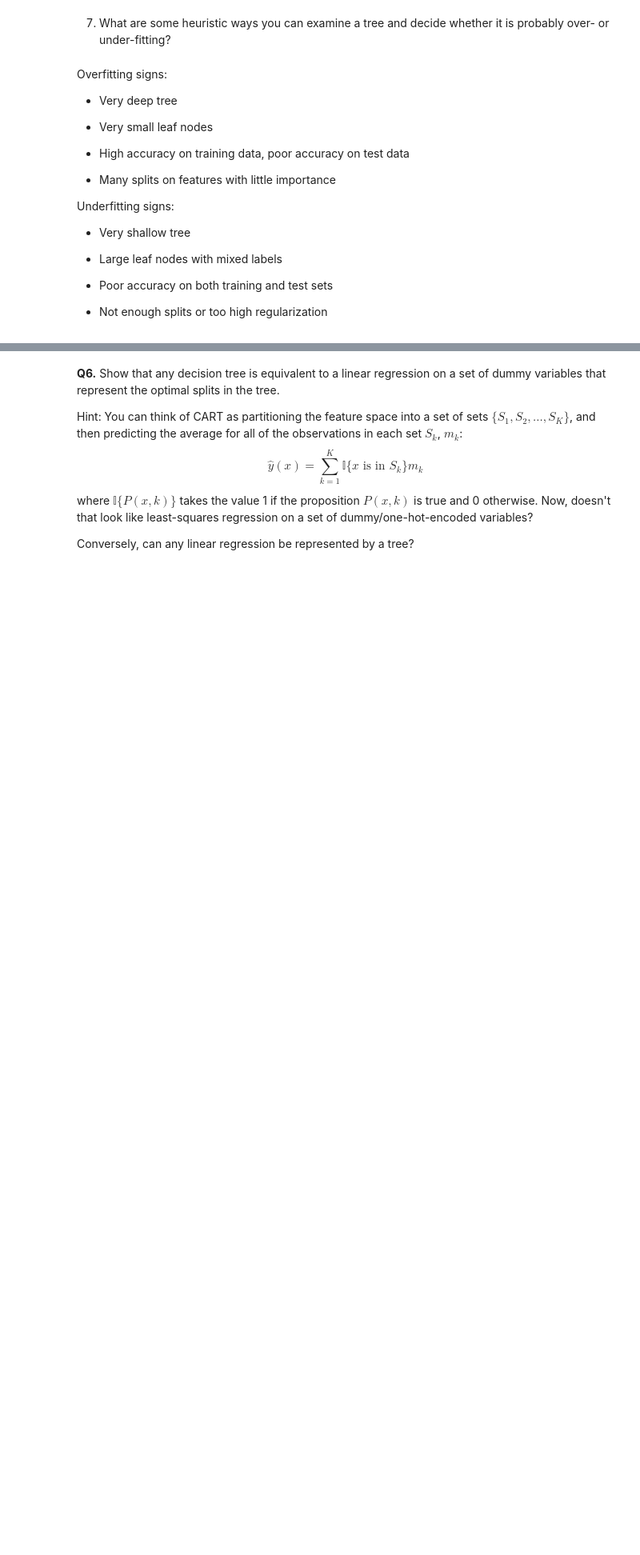
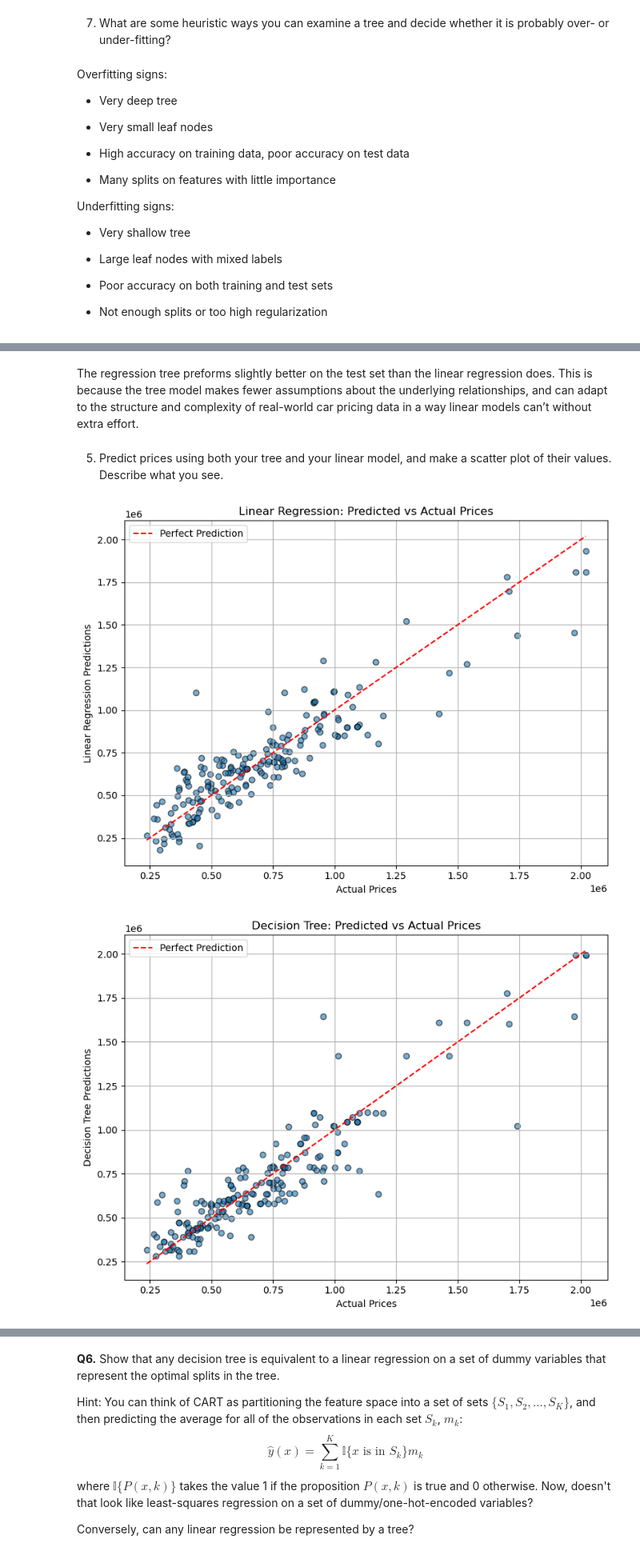
Before and after one commit to briceh87/DS3001_trees, a Jupyter notebook: assignment/assignment.ipynb, the cells around one changed output, grey strips where cells are left out. Shown: that part at 80% size. Drawn from its saved outputs; the diff is of its cells as text; code cells hidden in the pictures; blank space fills up the shorter version.

```diff
--- a/assignment/assignment.ipynb
+++ b/assignment/assignment.ipynb
@@ -93,0 +158,10 @@ Underfitting signs:
+# %%
+lr_model = LinearRegression()
+lr_model.fit(X_train, y_train)
+lr_preds = lr_model.predict(X_test)
+
+r2_lr = r2_score(y_test, lr_preds)
+rmse_lr = np.sqrt(mean_squared_error(y_test, lr_preds))
+
+print(f"Linear Regression R^2: {r2_lr:.4f}")
+print(f"Linear Regression RMSE: {rmse_lr:.2f}")
@@ -93,0 +171,35 @@ Underfitting signs:
+# %% [markdown]
+The regression tree preforms slightly better on the test set than the linear regression does. This is because the tree model makes fewer assumptions about the underlying relationships, and can adapt to the structure and complexity of real-world car pricing data in a way linear models can’t without extra effort.
+# %% [markdown]
+
+5. Predict prices using both your tree and your linear model, and make a scatter plot of their values. Describe what you see.
+# %%
+tree_preds = tree_model.predict(X_test)
+lr_preds = lr_model.predict(X_test)
+
+# Linear Regression Predictions vs Actual
+plt.figure(figsize=(8, 6))
+plt.scatter(y_test, lr_preds, alpha=0.6, edgecolor='k')
+plt.plot([y_test.min(), y_test.max()], [y_test.min(), y_test.max()], 'r--', label="Perfect Prediction")
+plt.xlabel("Actual Prices")
+plt.ylabel("Linear Regression Predictions")
+plt.title("Linear Regression: Predicted vs Actual Prices")
+plt.legend()
+plt.grid(True)
+plt.tight_layout()
+plt.show()
+
+# Decision Tree Predictions vs Actual
+plt.figure(figsize=(8, 6))
+plt.scatter(y_test, tree_preds, alpha=0.6, edgecolor='k')
+plt.plot([y_test.min(), y_test.max()], [y_test.min(), y_test.max()], 'r--', label="Perfect Prediction")
+plt.xlabel("Actual Prices")
+plt.ylabel("Decision Tree Predictions")
+plt.title("Decision Tree: Predicted vs Actual Prices")
+plt.legend()
+plt.grid(True)
+plt.tight_layout()
+plt.show()
+# %% [output]
+[figure, added]
+[figure, added]
```
Also changed, not shown: parts of 26 cells of this notebook.
